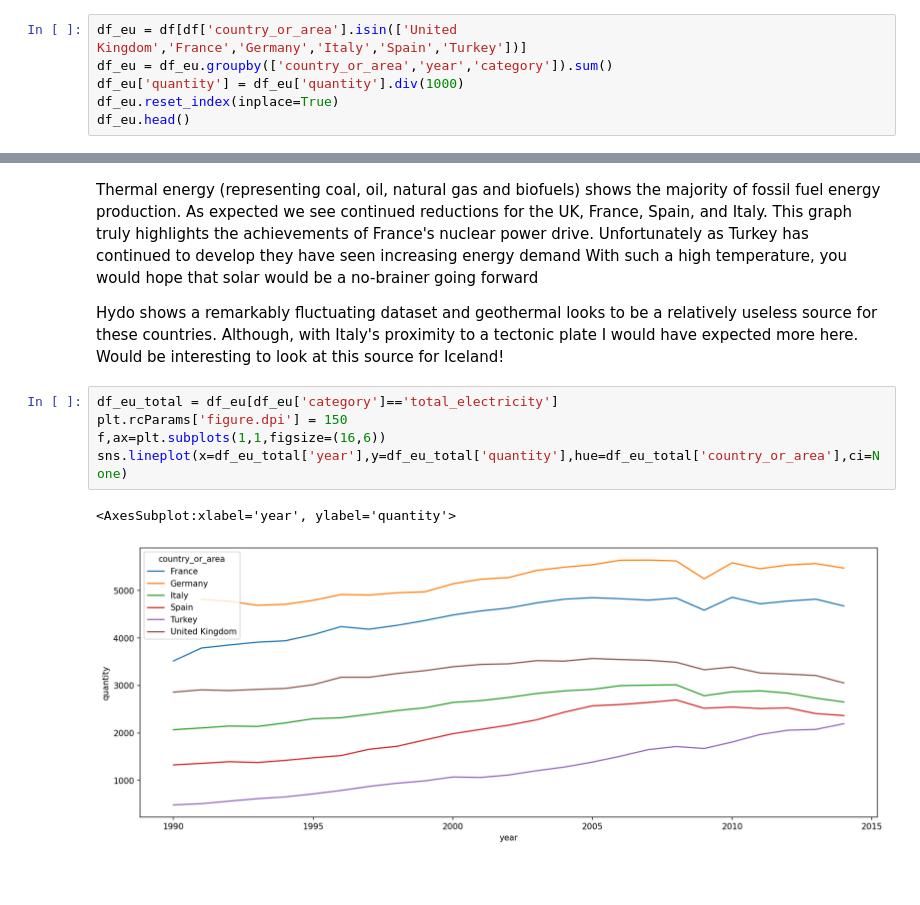
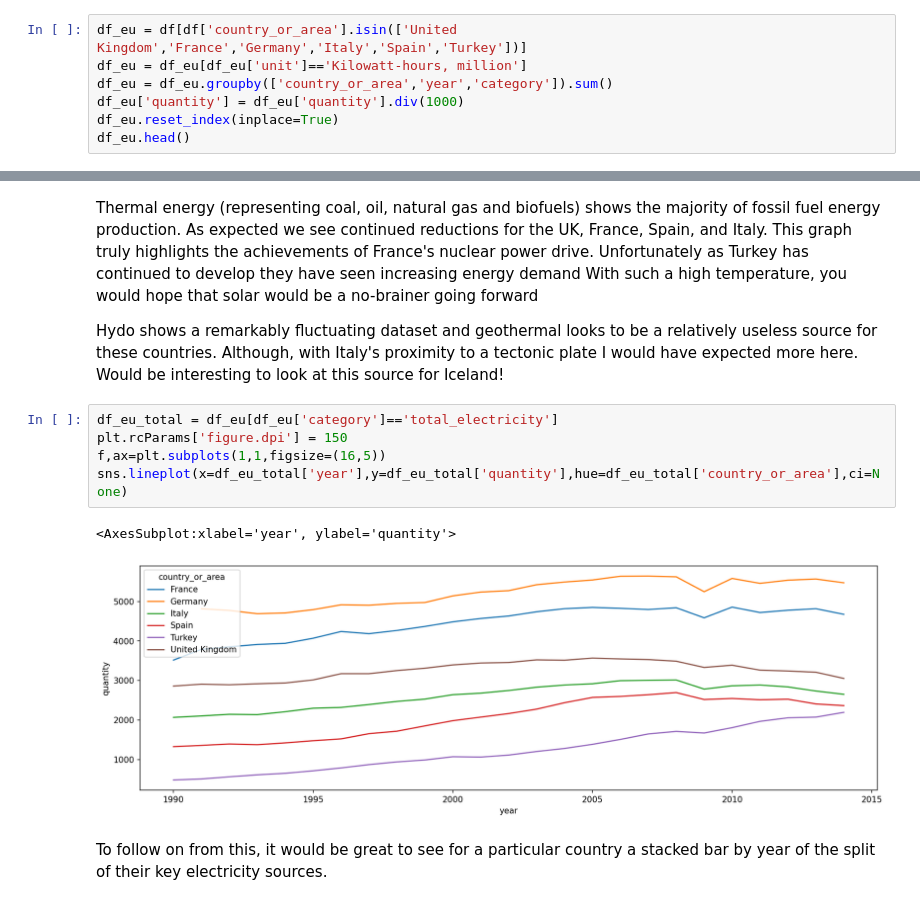
Before and after one commit to See-You-Data/UNInternationalEnergyData, a Jupyter notebook: dan_exploratory_analysis.ipynb, the cells around one changed output, grey strips where cells are left out. Cells and saved outputs as stored; diff of their text form; blank space fills up the shorter version.

```diff
--- a/dan_exploratory_analysis.ipynb
+++ b/dan_exploratory_analysis.ipynb
@@ -244,6 +244,7 @@ The United Kingdom, France, Germany, Spain, Italy, and Turkey.
 For readability I am also dividing the quantity by 1000
 # %%
 df_eu = df[df['country_or_area'].isin(['United Kingdom','France','Germany','Italy','Spain','Turkey'])]
+df_eu = df_eu[df_eu['unit']=='Kilowatt-hours, million']
 df_eu = df_eu.groupby(['country_or_area','year','category']).sum()
 df_eu['quantity'] = df_eu['quantity'].div(1000)
 df_eu.reset_index(inplace=True)
@@ -304,8 +305,10 @@ Hydo shows a remarkably fluctuating dataset and geothermal looks to be a relativ
 # %%
 df_eu_total = df_eu[df_eu['category']=='total_electricity']
 plt.rcParams['figure.dpi'] = 150
-f,ax=plt.subplots(1,1,figsize=(16,6))
+f,ax=plt.subplots(1,1,figsize=(16,5))
 sns.lineplot(x=df_eu_total['year'],y=df_eu_total['quantity'],hue=df_eu_total['country_or_area'],ci=None)
 # %% [output]
 <AxesSubplot:xlabel='year', ylabel='quantity'>
-[figure, old version]
+[figure, new version]
+# %% [markdown]
+To follow on from this, it would be great to see for a particular country a stacked bar by year of the split of their key electricity sources.
```
Also changed, not shown: parts of 4 cells of this notebook.
